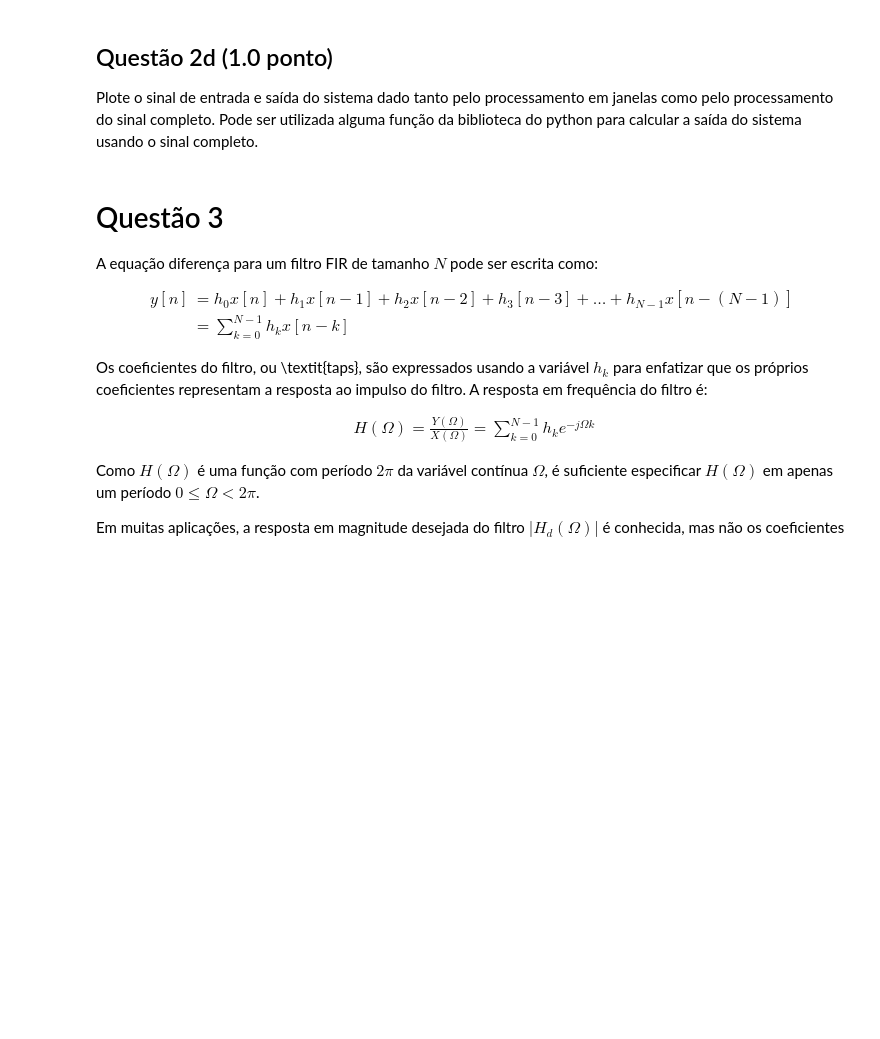
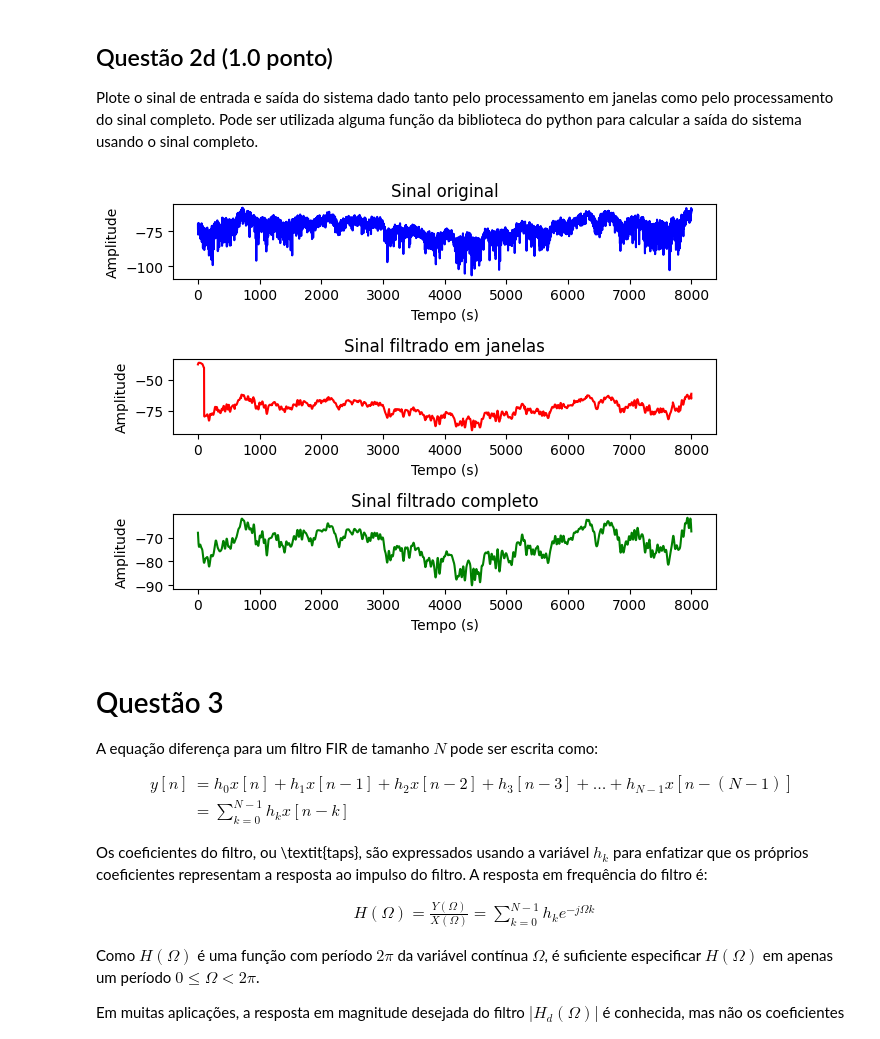
Before and after one commit to leopcortes/unb, a Jupyter notebook: sstd/Projeto4/projeto4.ipynb, the cells around one changed output. Cells and saved outputs as stored; diff of their text form; code cells hidden in the pictures; blank space fills up the shorter version.

```diff
--- a/sstd/Projeto4/projeto4.ipynb
+++ b/sstd/Projeto4/projeto4.ipynb
@@ -100,3 +167,18 @@ sinal = np.loadtxt("potencia.txt")
+# %%
+sinal = np.loadtxt("potencia.txt")
+
+def overlap_and_add(sinal, tamanho_janela, tamanho_sobreposicao, fc, fs):
+
+    N = len(sinal)
+    overlap_samples = int(tamanho_janela * tamanho_sobreposicao)
+    step = tamanho_janela - overlap_samples
+
+    sinal_filtrado = np.zeros(N, dtype=complex)
+
+    for i in range(0, N, step):
+        sinal_filtrado[i:i+tamanho_janela] += 1/2*filtro_passa_baixa(sinal[i:i+tamanho_janela], fs, fc)
+
+    return sinal_filtrado.real
 # %% [markdown]
 ## Questão 2d (1.0  ponto)
 
@@ -106,3 +186,37 @@ Plote o sinal de entrada e saída do sistema dado tanto pelo processamento em ja
+# %%
+fs = 200
+fc = 5
+tamanho_janela = 200
+tamanho_sobreposicao = 0.5
+
+sinal_filtrado_janela = overlap_and_add(sinal, tamanho_janela, tamanho_sobreposicao, fc, fs)
+sinal_filtrado_completo = filtro_passa_baixa(sinal, fs, fc)
+
+t = list(range(len(sinal)))
+
+plt.subplot(3, 1, 1)
+plt.plot(t, sinal, 'b')
+plt.title("Sinal original")
+plt.xlabel('Tempo (s)')
+plt.ylabel('Amplitude')
+
+plt.subplot(3, 1, 2)
+plt.plot(t, sinal_filtrado_janela, 'r')
+plt.title("Sinal filtrado em janelas")
+plt.xlabel('Tempo (s)')
+plt.ylabel('Amplitude')
+
+plt.subplot(3, 1, 3)
+plt.plot(t, sinal_filtrado_completo, 'g')
+plt.title("Sinal filtrado completo")
+plt.xlabel('Tempo (s)')
+plt.ylabel('Amplitude')
+
+
+plt.tight_layout()
+plt.show()
+# %% [output]
+[figure, added]
 # %% [markdown]
 # Questão 3
 
```
Also changed, not shown: parts of 9 cells of this notebook.
